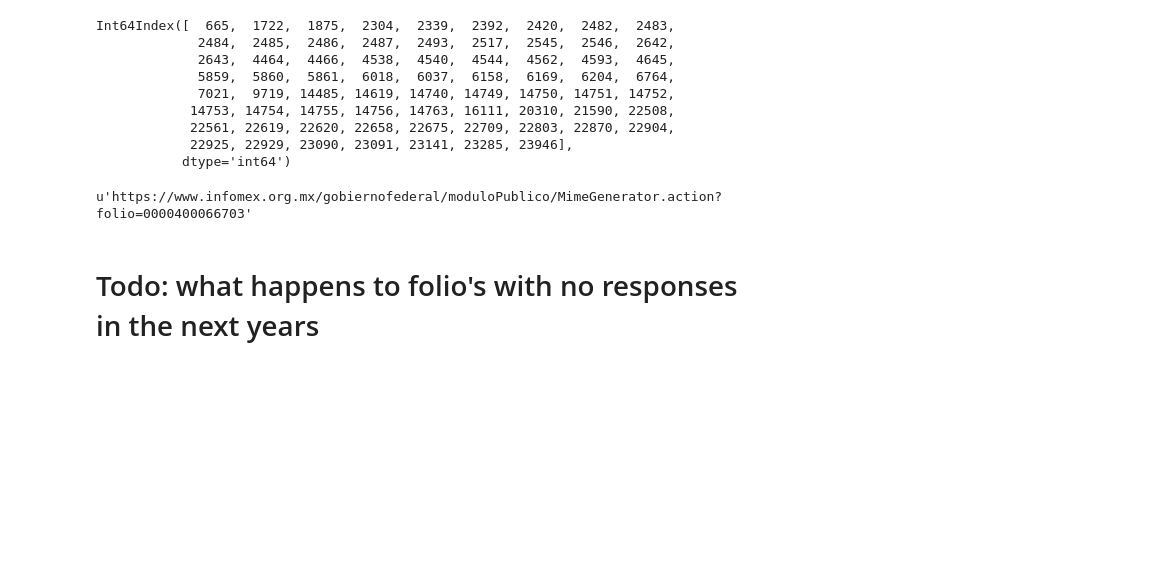
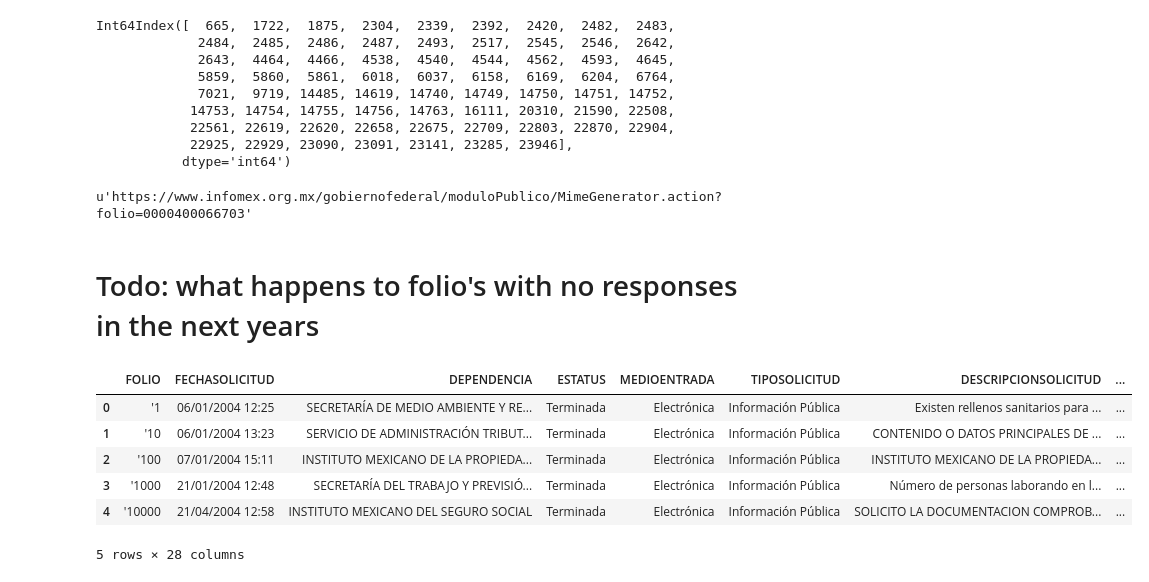
Before and after one commit to RyanSampana/Freedom-Info-Mex, a Jupyter notebook: aboutData.ipynb, the cells around one changed output. Drawn from its saved outputs; the diff is of its cells as text; code cells hidden in the pictures; blank space fills up the shorter version.

```diff
--- a/aboutData.ipynb
+++ b/aboutData.ipynb
@@ -174,3 +177,14 @@ df['ARCHIVOADJUNTOSOLICITUD'][pdfocr_index[0]]
 u'https://www.infomex.org.mx/gobiernofederal/moduloPublico/MimeGenerator.action?folio=0000400066703'
 # %% [markdown]
 # Todo: what happens to folio's with no responses in the next years
+# %%
+df2 = pd.read_csv('../full_request_data/attachdata2004.csv',encoding='Latin-1')
+df2.head()
+# %% [output]
+|  | FOLIO | FECHASOLICITUD | DEPENDENCIA | ESTATUS | MEDIOENTRADA | TIPOSOLICITUD | DESCRIPCIONSOLICITUD | ... |
+| 0 | '1 | 06/01/2004 12:25 | SECRETARÍA DE MEDIO AMBIENTE Y RE... | Terminada | Electrónica | Información Pública | Existen rellenos sanitarios para ... | ... |
+| 1 | '10 | 06/01/2004 13:23 | SERVICIO DE ADMINISTRACIÓN TRIBUT... | Terminada | Electrónica | Información Pública | CONTENIDO O DATOS PRINCIPALES DE ... | ... |
+| 2 | '100 | 07/01/2004 15:11 | INSTITUTO MEXICANO DE LA PROPIEDA... | Terminada | Electrónica | Información Pública | INSTITUTO MEXICANO DE LA PROPIEDA... | ... |
+| 3 | '1000 | 21/01/2004 12:48 | SECRETARÍA DEL TRABAJO Y PREVISIÓ... | Terminada | Electrónica | Información Pública | Número de personas laborando en l... | ... |
+| 4 | '10000 | 21/04/2004 12:58 | INSTITUTO MEXICANO DEL SEGURO SOCIAL | Terminada | Electrónica | Información Pública | SOLICITO LA DOCUMENTACION COMPROB... | ... |
+5 rows × 28 columns
```
Also changed, not shown: parts of 9 cells of this notebook.
